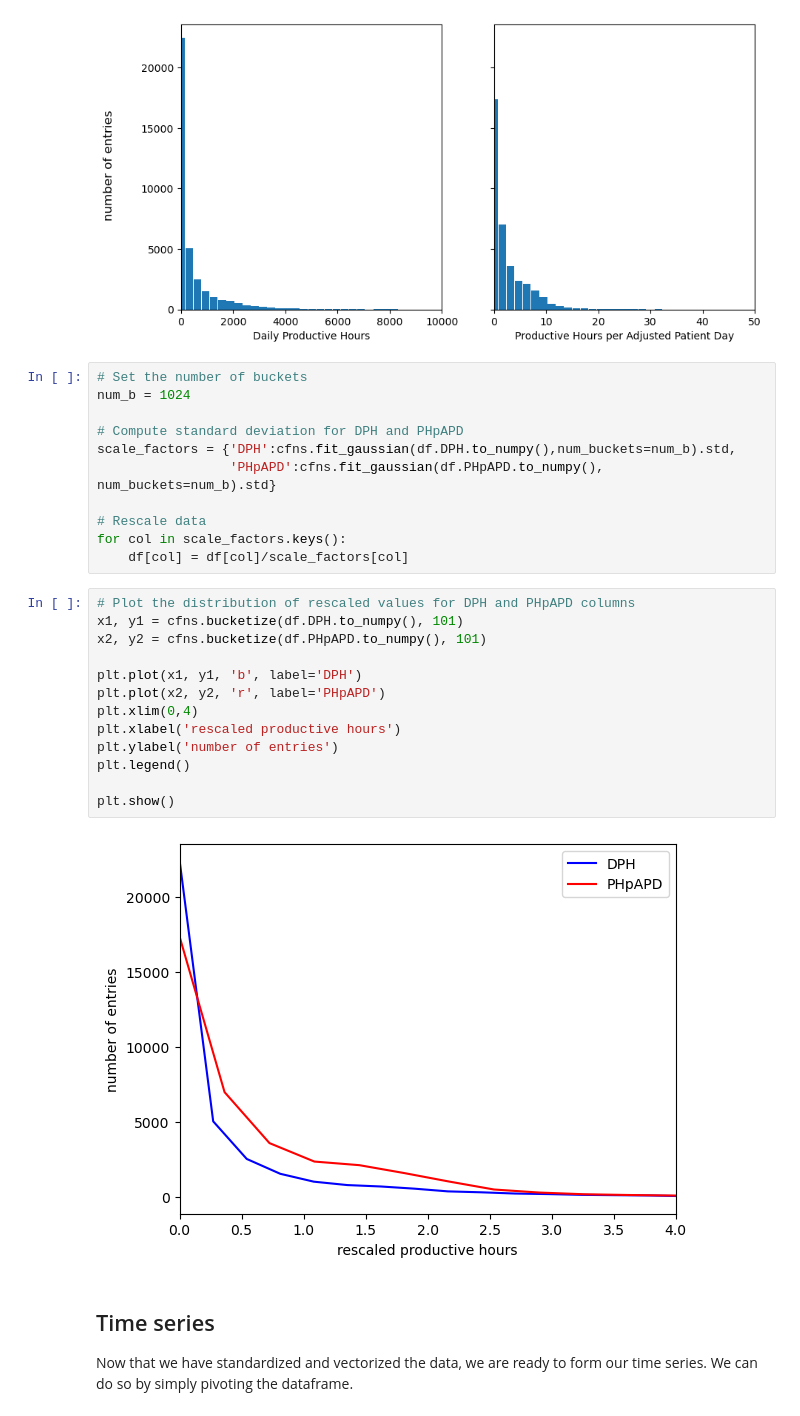
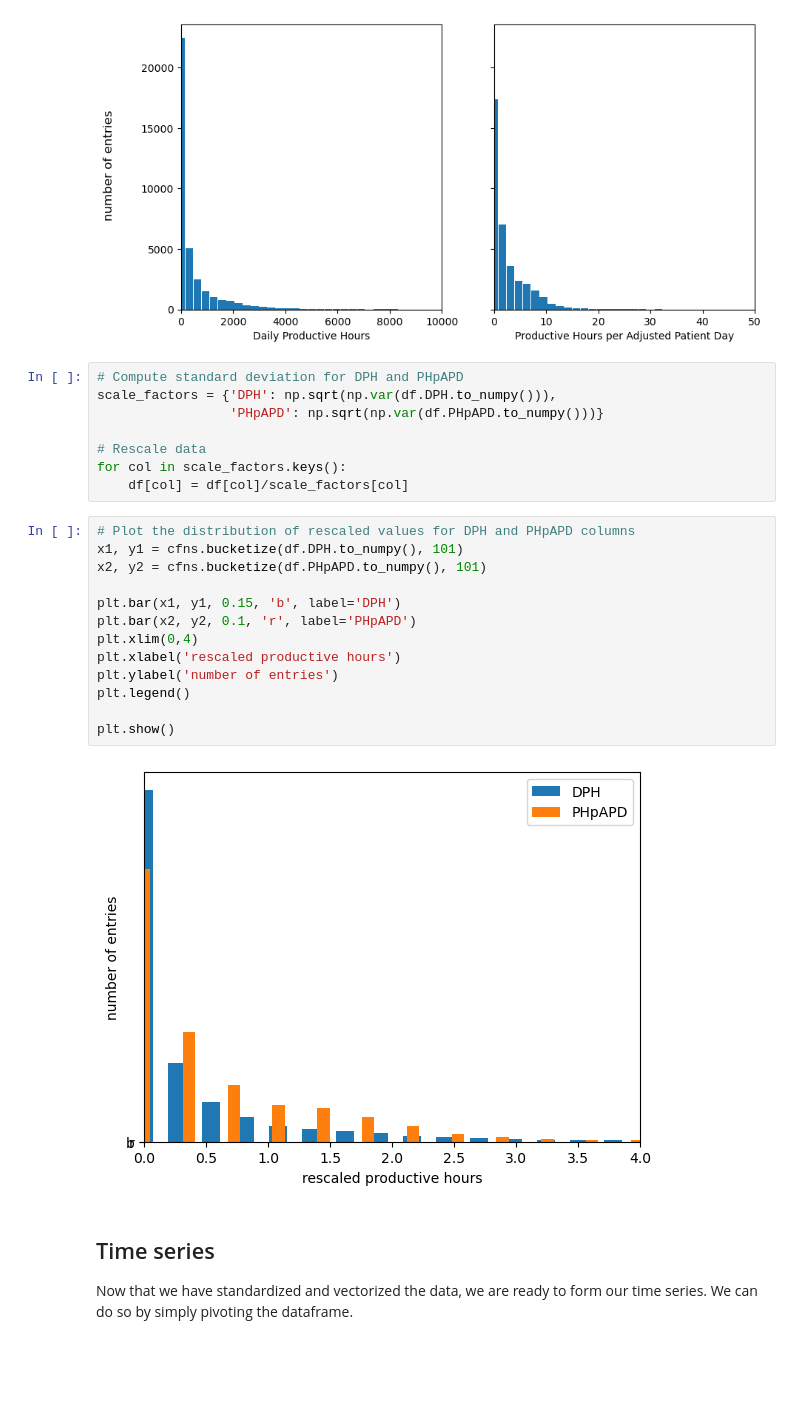
Before and after one commit to ndoroud/Hospital_Staffing, a Jupyter notebook: staffing.ipynb, the cells around one changed output. Saved outputs shown, nothing was run; the diff lists cells and outputs as text; blank space fills up the shorter version.

```diff
--- a/staffing.ipynb
+++ b/staffing.ipynb
@@ -842,12 +842,9 @@ plt.show()
 # %% [output]
 [figure]
 # %%
-# Set the number of buckets
-num_b = 1024
-
 # Compute standard deviation for DPH and PHpAPD
-scale_factors = {'DPH':cfns.fit_gaussian(df.DPH.to_numpy(),num_buckets=num_b).std,
-                 'PHpAPD':cfns.fit_gaussian(df.PHpAPD.to_numpy(), num_buckets=num_b).std}
+scale_factors = {'DPH': np.sqrt(np.var(df.DPH.to_numpy())),
+                 'PHpAPD': np.sqrt(np.var(df.PHpAPD.to_numpy()))}
 
 # Rescale data
 for col in scale_factors.keys():
@@ -855,18 +852,18 @@ for col in scale_factors.keys():
 # %%
 # Plot the distribution of rescaled values for DPH and PHpAPD columns
 x1, y1 = cfns.bucketize(df.DPH.to_numpy(), 101)
 x2, y2 = cfns.bucketize(df.PHpAPD.to_numpy(), 101)
 
-plt.plot(x1, y1, 'b', label='DPH')
-plt.plot(x2, y2, 'r', label='PHpAPD')
+plt.bar(x1, y1, 0.15, 'b', label='DPH')
+plt.bar(x2, y2, 0.1, 'r', label='PHpAPD')
 plt.xlim(0,4)
 plt.xlabel('rescaled productive hours')
 plt.ylabel('number of entries')
 plt.legend()
 
 plt.show()
 # %% [output]
-[figure, old version]
+[figure, new version]
 # %% [markdown]
 ## Time series
 
```
Also changed, not shown: parts of 33 cells of this notebook, 1 other file.
